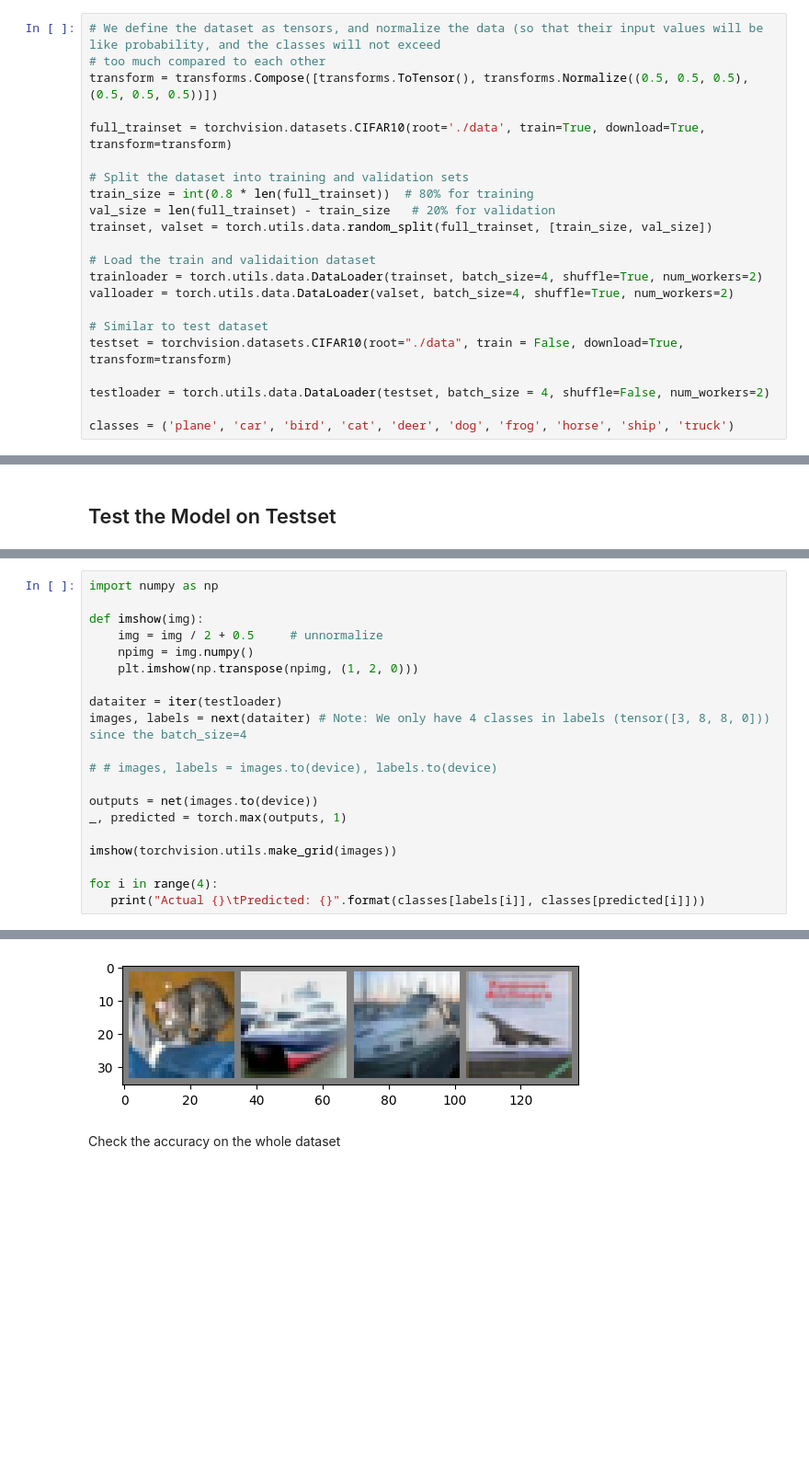
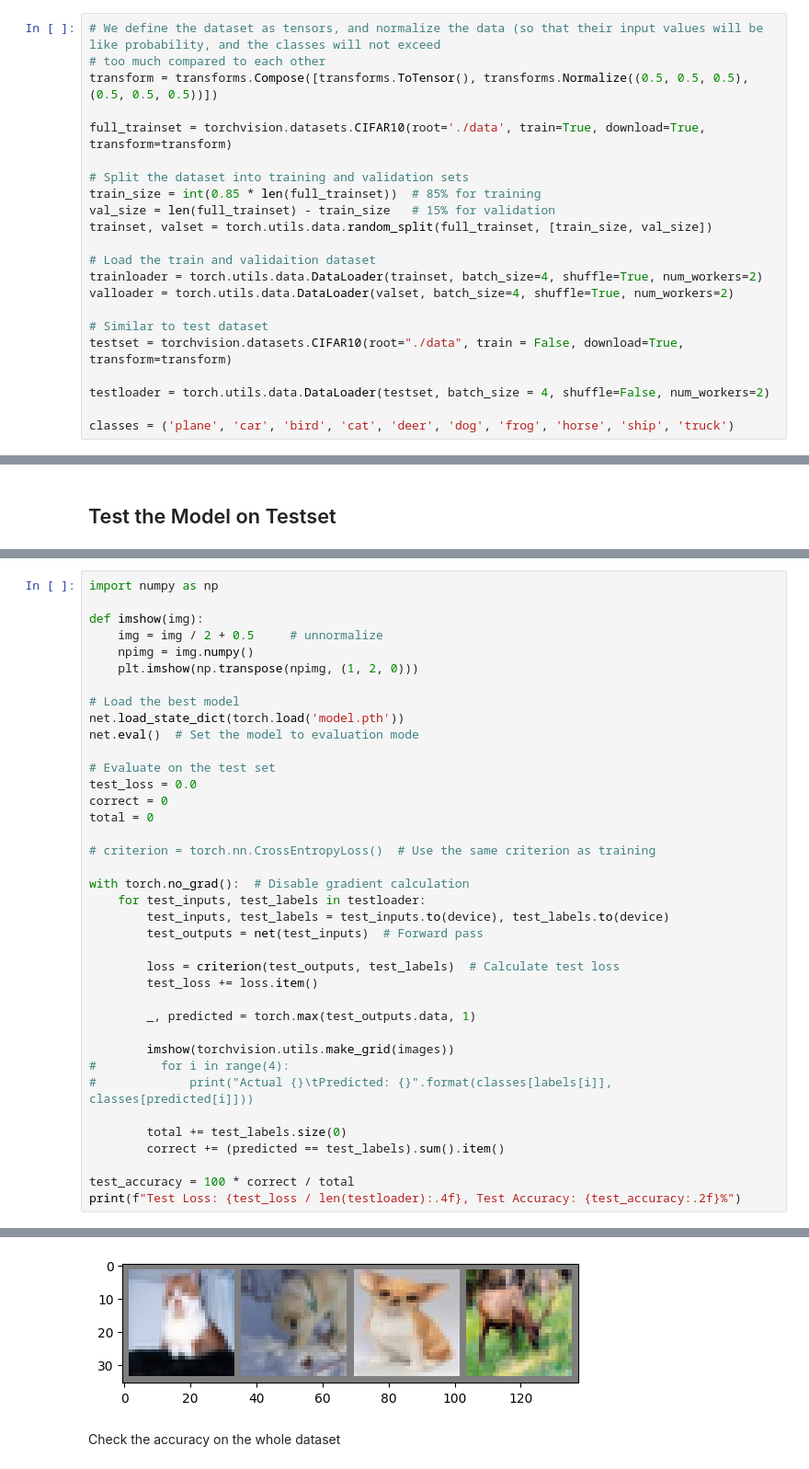
Before and after one commit to Dominhthai/Image_classification, a Jupyter notebook: Classification.ipynb, the cells around one changed output, grey strips where cells are left out. Shown: that part at 92% size. Saved outputs shown, nothing was run; the diff lists cells and outputs as text; blank space fills up the shorter version.

Commit message:
Kaggle Notebook | Pytorch_learning | Image_Classifier

```diff
--- a/Classification.ipynb
+++ b/Classification.ipynb
@@ -263,8 +257,8 @@ transform = transforms.Compose([transforms.ToTensor(), transforms.Normalize((0.5
 full_trainset = torchvision.datasets.CIFAR10(root='./data', train=True, download=True, transform=transform)
 
 # Split the dataset into training and validation sets
-train_size = int(0.8 * len(full_trainset))  # 80% for training
-val_size = len(full_trainset) - train_size   # 20% for validation
+train_size = int(0.85 * len(full_trainset))  # 85% for training
+val_size = len(full_trainset) - train_size   # 15% for validation
 trainset, valset = torch.utils.data.random_split(full_trainset, [train_size, val_size])
 
 # Load the train and validaition dataset
@@ -446,16 +441,34 @@ def imshow(img):
     npimg = img.numpy()
     plt.imshow(np.transpose(npimg, (1, 2, 0)))
 
-dataiter = iter(testloader)
-images, labels = next(dataiter) # Note: We only have 4 classes in labels (tensor([3, 8, 8, 0])) since the batch_size=4
+# Load the best model
+net.load_state_dict(torch.load('model.pth'))
+net.eval()  # Set the model to evaluation mode
 
-# # images, labels = images.to(device), labels.to(device)
+# Evaluate on the test set
+test_loss = 0.0
+correct = 0
+total = 0
 
-outputs = net(images.to(device))
-_, predicted = torch.max(outputs, 1)
+# criterion = torch.nn.CrossEntropyLoss()  # Use the same criterion as training
 
-imshow(torchvision.utils.make_grid(images))
+with torch.no_grad():  # Disable gradient calculation
+    for test_inputs, test_labels in testloader:
+        test_inputs, test_labels = test_inputs.to(device), test_labels.to(device)
+        test_outputs = net(test_inputs)  # Forward pass
 
-for i in range(4):
-   print("Actual {}\tPredicted: {}".format(classes[labels[i]], classes[predicted[i]]))
+        loss = criterion(test_outputs, test_labels)  # Calculate test loss
+        test_loss += loss.item()
+
+        _, predicted = torch.max(test_outputs.data, 1)
+
+        imshow(torchvision.utils.make_grid(images))
+#         for i in range(4):
+#             print("Actual {}\tPredicted: {}".format(classes[labels[i]], classes[predicted[i]]))
+
+        total += test_labels.size(0)
+        correct += (predicted == test_labels).sum().item()
+
+test_accuracy = 100 * correct / total
+print(f"Test Loss: {test_loss / len(testloader):.4f}, Test Accuracy: {test_accuracy:.2f}%")
 # %% [output]
@@ -466,4 +476,4 @@ Actual plane    Predicted: ship
-[figure, old version]
+[figure, new version]
 # %% [markdown]
 Check the accuracy on the whole dataset
 # %%
```
Also changed, not shown: parts of 17 cells of this notebook.
